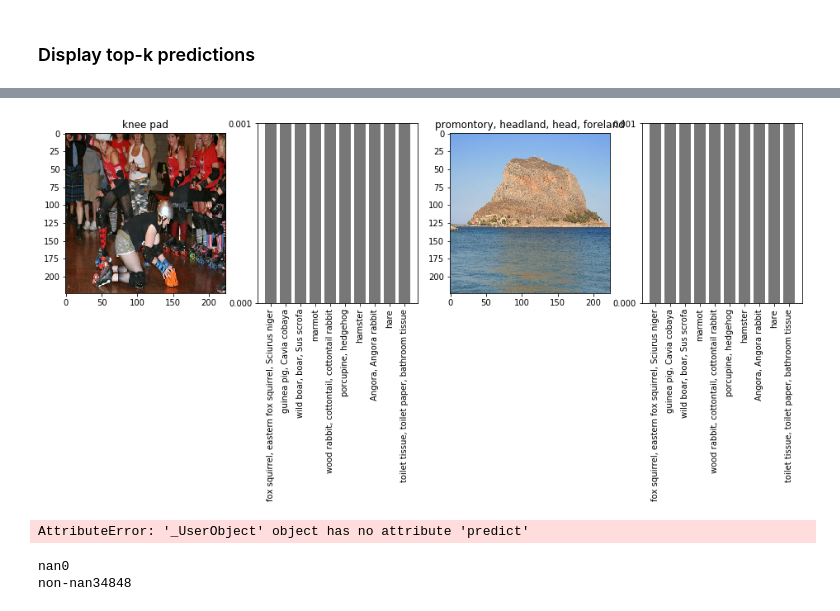
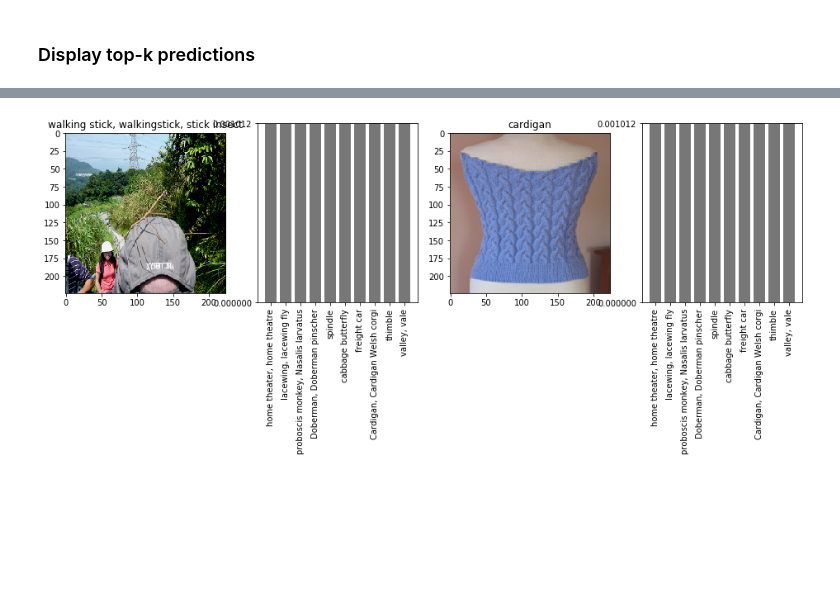
Before and after one commit to georgepachitariu/ml-practice, a Jupyter notebook: AlexNet/Display top-k predictions.ipynb, the cells around one changed output, grey strips where cells are left out. Cells and saved outputs as stored; diff of their text form; code cells hidden in the pictures; blank space fills up the shorter version.

```diff
--- a/AlexNet/Display top-k predictions.ipynb
+++ b/AlexNet/Display top-k predictions.ipynb
@@ -28,15 +34,6 @@ trained_model = alexnet.Alexnet.load_model('trained_models/20200510-19:18:23')
-# %%
-utils.display_images_with_predictions(network.train_augmented_gen, network)
-# %% [output]
-[figure, removed]
-# %%
-trained_model.predict()
-# %% [output]
-AttributeError: '_UserObject' object has no attribute 'predict'
-# %%
-layer_1_filter = network.model.get_weights()[0]
-print("nan" + str(np.count_nonzero(np.isnan(layer_1_filter))))
-print("non-nan" + str(np.count_nonzero(~np.isnan(layer_1_filter))))
-# %% [output]
-nan0
-non-nan34848
+# %%
+# 2. Using a trained model
+trained_model = network.load_model()
+utils.display_images_with_predictions(network.train_augmented_gen, network)
+# %% [output]
+[figure, added]
```
Also changed, not shown: parts of 4 cells of this notebook, 1 other file.
